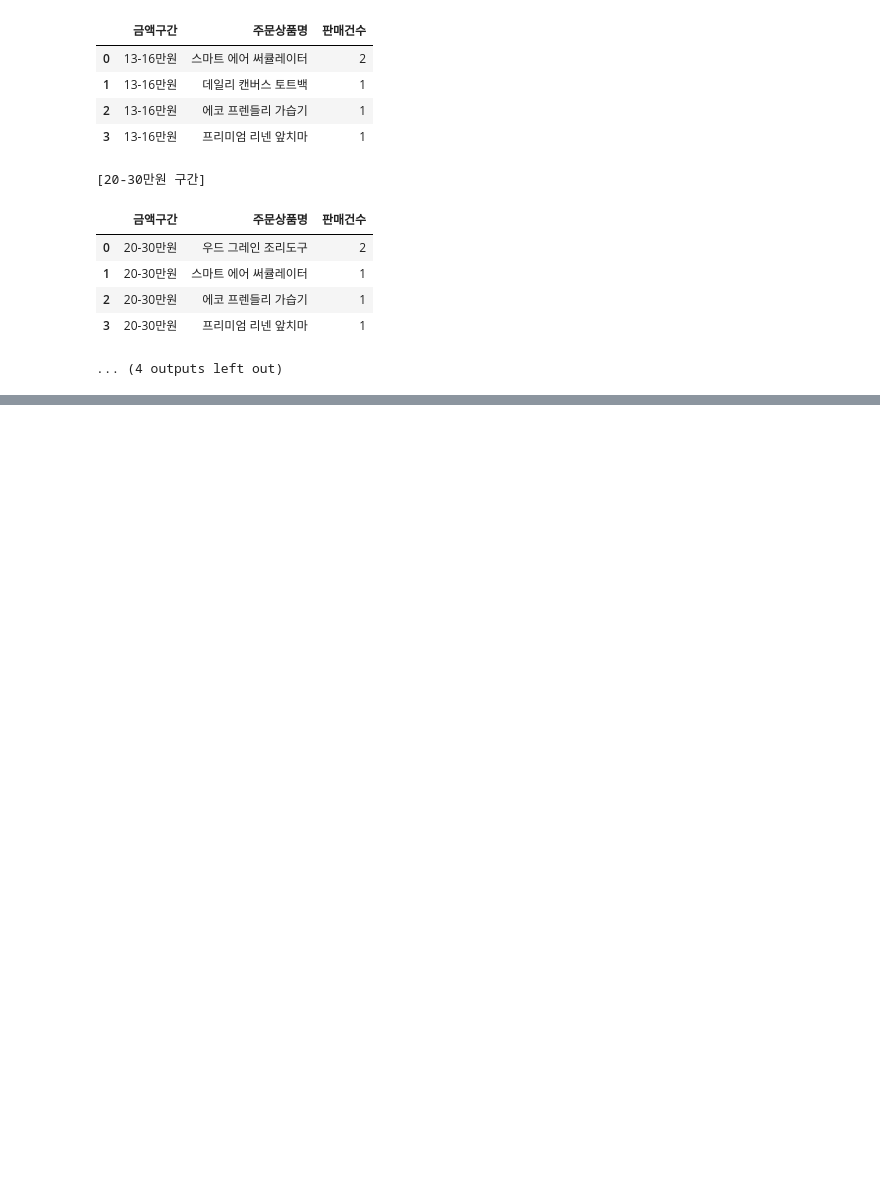
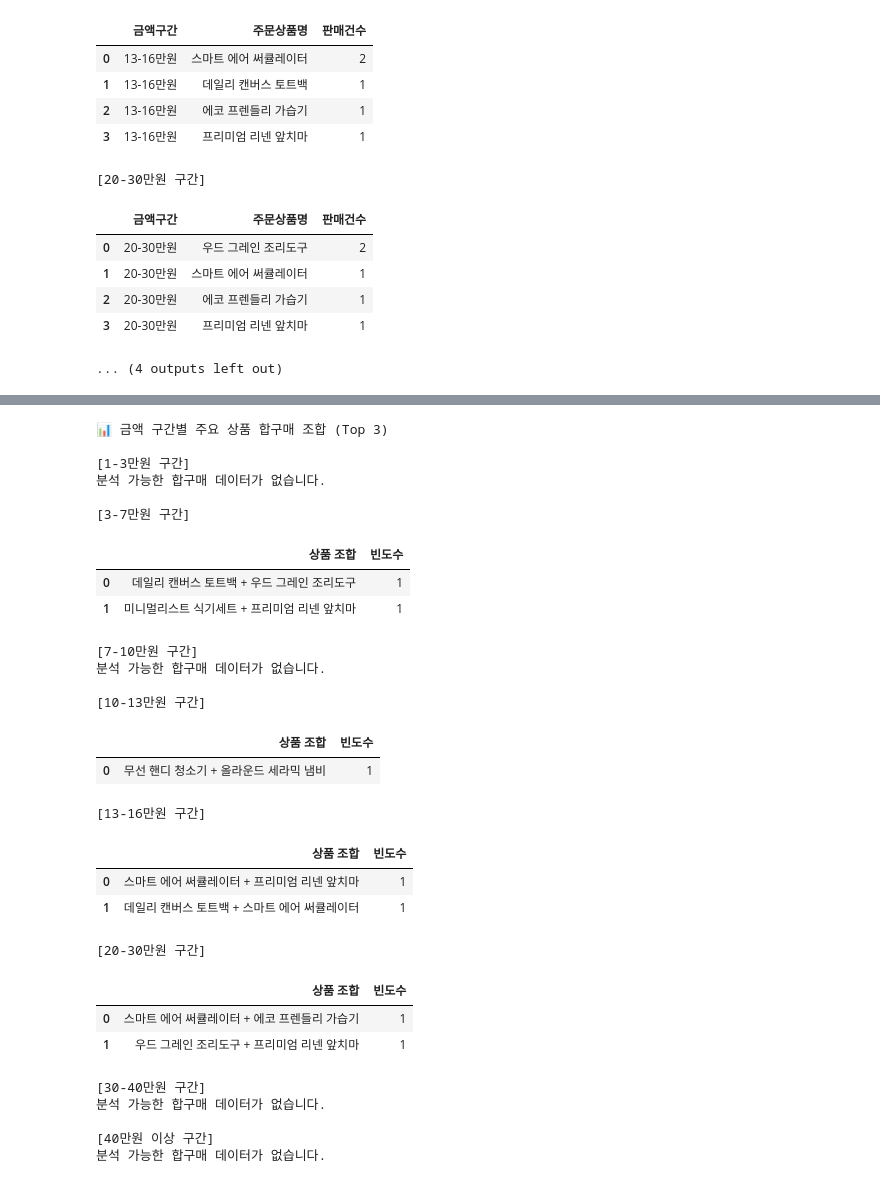
Before and after one commit to SuyeonSim/Data-analystic-Project, a Jupyter notebook: 03_AOV_Analysis.ipynb, the cells around one changed output, grey strips where cells are left out. Cells and saved outputs as stored; diff of their text form; code cells hidden in the pictures; blank space fills up the shorter version.

```diff
--- a/03_AOV_Analysis.ipynb
+++ b/03_AOV_Analysis.ipynb
@@ -123,0 +184,70 @@ for segment in top_products_by_segment['금액구간'].unique():
+# %%
+import pandas as pd
+from itertools import combinations
+from collections import Counter
+
+# 1. 구간별 상품 조합 분석 함수 정의
+def get_top_bundles(group):
+    # 한 주문 내의 상품들을 리스트로 묶음
+    order_items = group.groupby('주문번호')['주문상품명'].apply(list)
+    # 2개 이상 품목을 구매한 주문만 필터링
+    multi_item_orders = order_items[order_items.apply(len) >= 2]
+
+    combo_counter = Counter()
+    for items in multi_item_orders:
+        # 중복 방지를 위해 정렬 후 조합 생성
+        combos = combinations(sorted(set(items)), 2)
+        combo_counter.update(combos)
+
+    # 상위 3개 조합 반환
+    return combo_counter.most_common(3)
+
+# 2. 금액 구간별로 그룹화하여 분석 실행
+print("📊 금액 구간별 주요 상품 합구매 조합 (Top 3)")
+
+for segment in labels:
+    # 해당 구간 데이터 필터링
+    segment_data = df_product_segment[df_product_segment['금액구간'] == segment]
+
+    if segment_data.empty:
+        continue
+
+    bundles = get_top_bundles(segment_data)
+
+    print(f"\n[{segment} 구간]")
+    if bundles:
+        bundle_list = []
+        for (combo, count) in bundles:
+            bundle_list.append({'상품 조합': f"{combo[0]} + {combo[1]}", '빈도수': count})
+        display(pd.DataFrame(bundle_list))
+    else:
+        print("분석 가능한 합구매 데이터가 없습니다.")
+# %% [output]
+📊 금액 구간별 주요 상품 합구매 조합 (Top 3)
+
+[1-3만원 구간]
+분석 가능한 합구매 데이터가 없습니다.
+
+[3-7만원 구간]
+|  | 상품 조합 | 빈도수 |
+| 0 | 데일리 캔버스 토트백 + 우드 그레인 조리도구 | 1 |
+| 1 | 미니멀리스트 식기세트 + 프리미엄 리넨 앞치마 | 1 |
+[7-10만원 구간]
+분석 가능한 합구매 데이터가 없습니다.
+
+[10-13만원 구간]
+|  | 상품 조합 | 빈도수 |
+| 0 | 무선 핸디 청소기 + 올라운드 세라믹 냄비 | 1 |
+[13-16만원 구간]
+|  | 상품 조합 | 빈도수 |
+| 0 | 스마트 에어 써큘레이터 + 프리미엄 리넨 앞치마 | 1 |
+| 1 | 데일리 캔버스 토트백 + 스마트 에어 써큘레이터 | 1 |
+[20-30만원 구간]
+|  | 상품 조합 | 빈도수 |
+| 0 | 스마트 에어 써큘레이터 + 에코 프렌들리 가습기 | 1 |
+| 1 | 우드 그레인 조리도구 + 프리미엄 리넨 앞치마 | 1 |
+[30-40만원 구간]
+분석 가능한 합구매 데이터가 없습니다.
+
+[40만원 이상 구간]
+분석 가능한 합구매 데이터가 없습니다.
```
Also changed, not shown: parts of 4 cells of this notebook.
